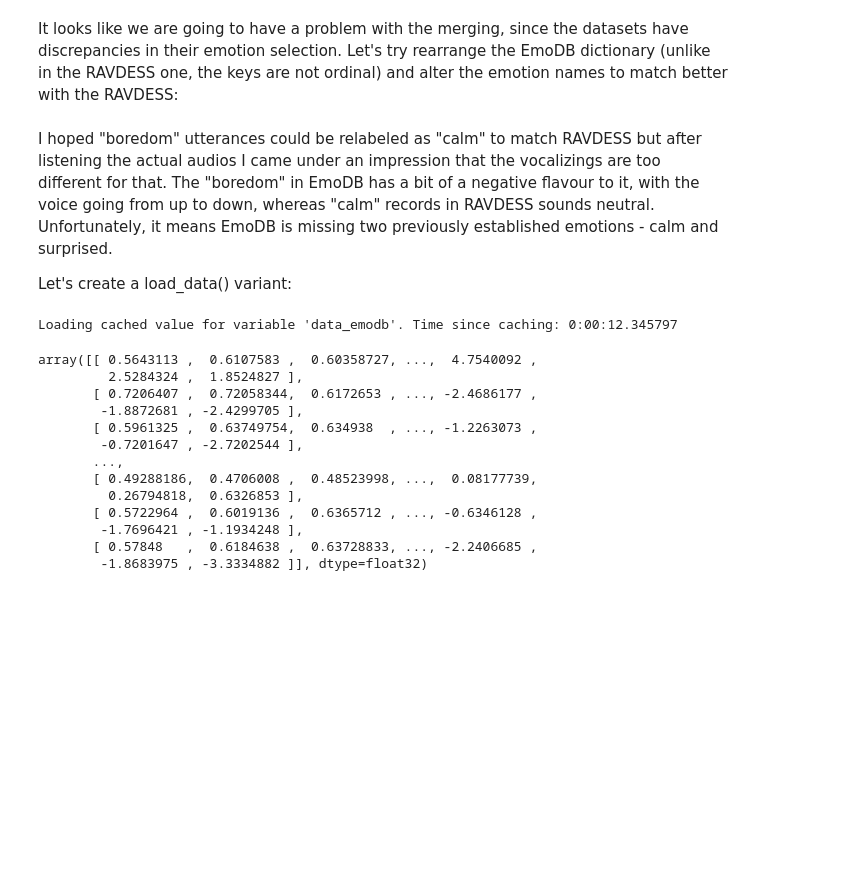
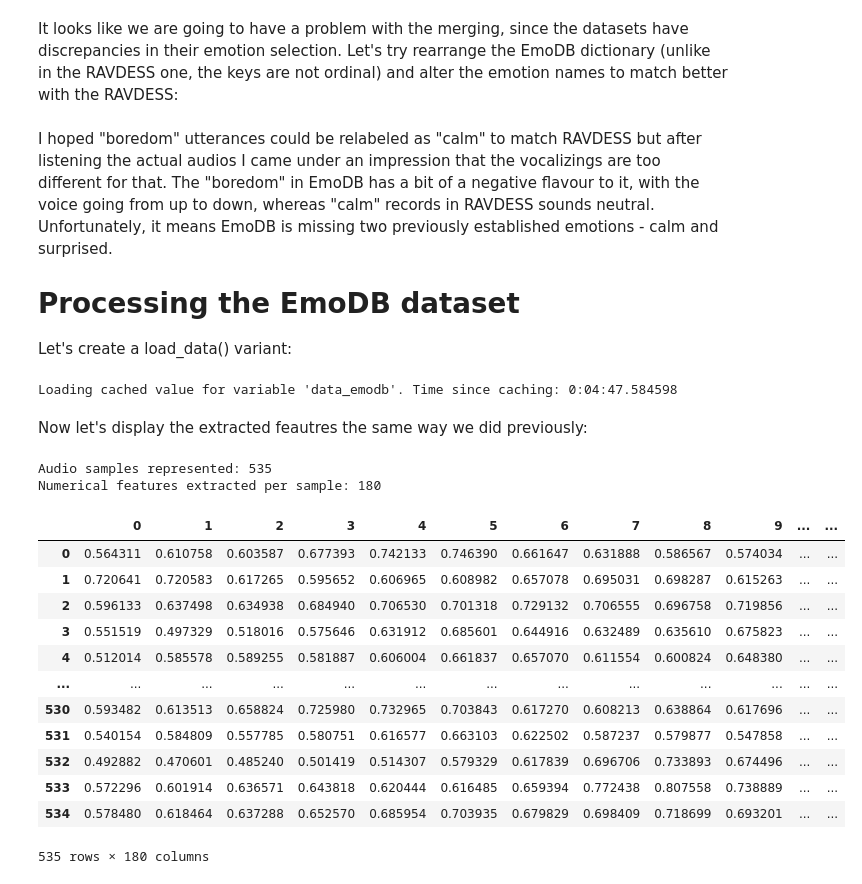
Before and after one commit to shaaagri/iat481-wk2, a Jupyter notebook: Week_2_Data_Preprocessing.ipynb, the cells around one changed output. Cells and saved outputs as stored; diff of their text form; code cells hidden in the pictures; blank space fills up the shorter version.

```diff
--- a/Week_2_Data_Preprocessing.ipynb
+++ b/Week_2_Data_Preprocessing.ipynb
@@ -1066,6 +1068,8 @@ emotion_codes_emodb = {
 # %% [markdown]
 I hoped "boredom" utterances could be relabeled as "calm" to match RAVDESS but after listening the actual audios I came under an impression that the vocalizings are too different for that. The "boredom" in EmoDB has a bit of a negative flavour to it, with the voice going from up to down, whereas "calm" records in RAVDESS sounds neutral. Unfortunately, it means EmoDB is missing two previously established emotions - calm and surprised.
 
+# Processing the EmoDB dataset
+
 Let's create a load_data() variant:
 # %%
 import os, glob
@@ -1112,22 +1116,29 @@ def load_data_emodb():
     return np.array(X), np.array(y), genders
 # %%
 %cache data_emodb = load_data_emodb()
-features, emotions, genders = data_emodb
+features_edb, emotions_edb, genders_edb = data_emodb
 # %% [output]
-Loading cached value for variable 'data_emodb'. Time since caching: 0:00:12.345797
+Loading cached value for variable 'data_emodb'. Time since caching: 0:04:47.584598
-# %%
-features
-# %% [output]
-array([[ 0.5643113 ,  0.6107583 ,  0.60358727, ...,  4.7540092 ,
-         2.5284324 ,  1.8524827 ],
-       [ 0.7206407 ,  0.72058344,  0.6172653 , ..., -2.4686177 ,
-        -1.8872681 , -2.4299705 ],
-       [ 0.5961325 ,  0.63749754,  0.634938  , ..., -1.2263073 ,
-        -0.7201647 , -2.7202544 ],
-       ...,
-       [ 0.49288186,  0.4706008 ,  0.48523998, ...,  0.08177739,
-         0.26794818,  0.6326853 ],
-       [ 0.5722964 ,  0.6019136 ,  0.6365712 , ..., -0.6346128 ,
-        -1.7696421 , -1.1934248 ],
-       [ 0.57848   ,  0.6184638 ,  0.63728833, ..., -2.2406685 ,
-        -1.8683975 , -3.3334882 ]], dtype=float32)
+# %% [markdown]
+Now let's display the extracted feautres the same way we did previously:
+# %%
+print(f'\nAudio samples represented: {features_edb.shape[0]}')
+print(f'Numerical features extracted per sample: {features_edb.shape[1]}')
+features_edb_df = pd.DataFrame(features_edb)
+features_edb_df
+# %% [output]
+Audio samples represented: 535
+Numerical features extracted per sample: 180
+|  | 0 | 1 | 2 | 3 | 4 | 5 | 6 | 7 | 8 | 9 | ... | ... |
+| 0 | 0.564311 | 0.610758 | 0.603587 | 0.677393 | 0.742133 | 0.746390 | 0.661647 | 0.631888 | 0.586567 | 0.574034 | ... | ... |
+| 1 | 0.720641 | 0.720583 | 0.617265 | 0.595652 | 0.606965 | 0.608982 | 0.657078 | 0.695031 | 0.698287 | 0.615263 | ... | ... |
+| 2 | 0.596133 | 0.637498 | 0.634938 | 0.684940 | 0.706530 | 0.701318 | 0.729132 | 0.706555 | 0.696758 | 0.719856 | ... | ... |
+| 3 | 0.551519 | 0.497329 | 0.518016 | 0.575646 | 0.631912 | 0.685601 | 0.644916 | 0.632489 | 0.635610 | 0.675823 | ... | ... |
+| 4 | 0.512014 | 0.585578 | 0.589255 | 0.581887 | 0.606004 | 0.661837 | 0.657070 | 0.611554 | 0.600824 | 0.648380 | ... | ... |
+| ... | ... | ... | ... | ... | ... | ... | ... | ... | ... | ... | ... | ... |
+| 530 | 0.593482 | 0.613513 | 0.658824 | 0.725980 | 0.732965 | 0.703843 | 0.617270 | 0.608213 | 0.638864 | 0.617696 | ... | ... |
+| 531 | 0.540154 | 0.584809 | 0.557785 | 0.580751 | 0.616577 | 0.663103 | 0.622502 | 0.587237 | 0.579877 | 0.547858 | ... | ... |
+| 532 | 0.492882 | 0.470601 | 0.485240 | 0.501419 | 0.514307 | 0.579329 | 0.617839 | 0.696706 | 0.733893 | 0.674496 | ... | ... |
+| 533 | 0.572296 | 0.601914 | 0.636571 | 0.643818 | 0.620444 | 0.616485 | 0.659394 | 0.772438 | 0.807558 | 0.738889 | ... | ... |
+| 534 | 0.578480 | 0.618464 | 0.637288 | 0.652570 | 0.685954 | 0.703935 | 0.679829 | 0.698409 | 0.718699 | 0.693201 | ... | ... |
+535 rows × 180 columns
```
Also changed, not shown: parts of 1 cell of this notebook.
